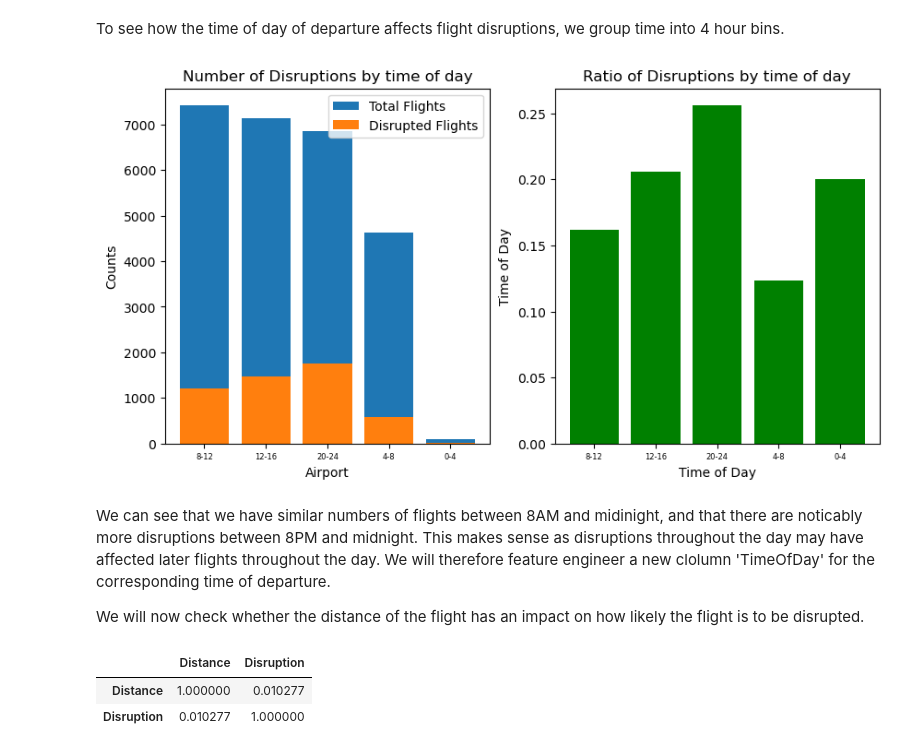
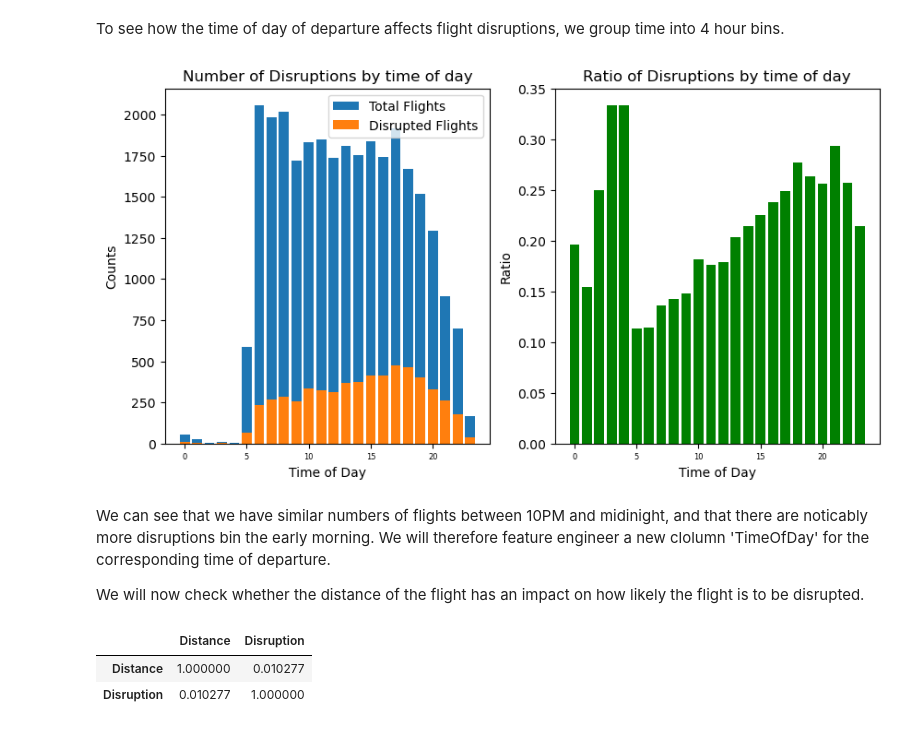
Before and after one commit to samuelleehope/ID5059_Flight_Prediction, a Jupyter notebook: ID5059Project1.ipynb, the cells around one changed output. Drawn from its saved outputs; the diff is of its cells as text; code cells hidden in the pictures.

```diff
--- a/ID5059Project1.ipynb
+++ b/ID5059Project1.ipynb
@@ -44,7 +44,7 @@ from sklearn.metrics import accuracy_score
 ## Import Data
 # %%
 #Specify the path to the data
-path_to_data = '/Users/samuelhope/mystuff/StAndrewsYear4/Semester2/ID5059/Combined_Flights_small.csv'
+path_to_data = '/Users/samuelhope/myStuff/StAndrewsYear4/Semester2/ID5059/Project1_Flight_Prediction/Combined_Flights_small.csv'
 
 #Import the data as pandas dataframe
 flights_raw = pd.read_csv(path_to_data,usecols=['Airline', 'Origin', 'Dest', 'Year', 'Month','DayOfWeek','CRSDepTime','Distance','Disruption'])
@@ -172,37 +170,34 @@ Clearly there is a higher ratio of disrupted flights in months April, Juli and A
 # %% [markdown]
 To see how the time of day of departure affects flight disruptions, we group time into 4 hour bins.
 # %%
-flights_raw['time'] = flights_raw['CRSDepTime'] // 100
-bins = [0,4,8,12,16,20]
-labels = ['0-4', '4-8', '8-12', '12-16', '20-24']
-flights_raw['TimeOfDay'] = pd.cut(flights_raw['time'], bins=bins, labels=labels, right=False)
+flights_raw['TimeOfDay'] = flights_raw['CRSDepTime'] // 100
 
 nflights_by_time = flights_raw['TimeOfDay'].value_counts()
 ndisruptions_by_time = flights_raw.groupby('TimeOfDay')['Disruption'].sum()
 time_data = pd.merge(nflights_by_time,ndisruptions_by_time,left_index=True, right_index=True)
 time_data.columns = ["Flights","Disruptions"]
 time_data['Ratio'] = time_data['Disruptions']/time_data['Flights']
 
 fig, (ax1,ax2) = plt.subplots(nrows=1,ncols=2,figsize=(10,5))
 ax1.bar(time_data.index, time_data['Flights'],label='Total Flights')
 ax1.bar(time_data.index, time_data['Disruptions'], label='Disrupted Flights')
 ax1.set_title('Number of Disruptions by time of day')
 ax1.set_xlabel('Time of Day')
 ax1.set_ylabel('Counts')
 ax1.legend()
 
 
 ax2.bar(time_data.index, time_data['Ratio'],color="green")
 ax2.set_title('Ratio of Disruptions by time of day')
 ax2.set_xlabel('Time of Day')
 ax2.set_ylabel('Ratio')
 
 ax1.tick_params(axis='x', which='both', labelsize = 6)
 ax2.tick_params(axis='x', which='both', labelsize = 6)
 # %% [output]
-[figure, old version]
+[figure, new version]
 # %% [markdown]
-We can see that we have similar numbers of flights between 8AM and midinight, and that there are noticably more disruptions between 8PM and midnight. This makes sense as disruptions throughout the day may have affected later flights throughout the day. We will therefore feature engineer a new clolumn 'TimeOfDay' for the corresponding time of departure.
+We can see that we have similar numbers of flights between 10PM and midinight, and that there are noticably more disruptions bin the early morning. We will therefore feature engineer a new clolumn 'TimeOfDay' for the corresponding time of departure.
 
 We will now check whether the distance of the flight has an impact on how likely the flight is to be disrupted.
 # %%
```
Also changed, not shown: parts of 9 cells of this notebook.
